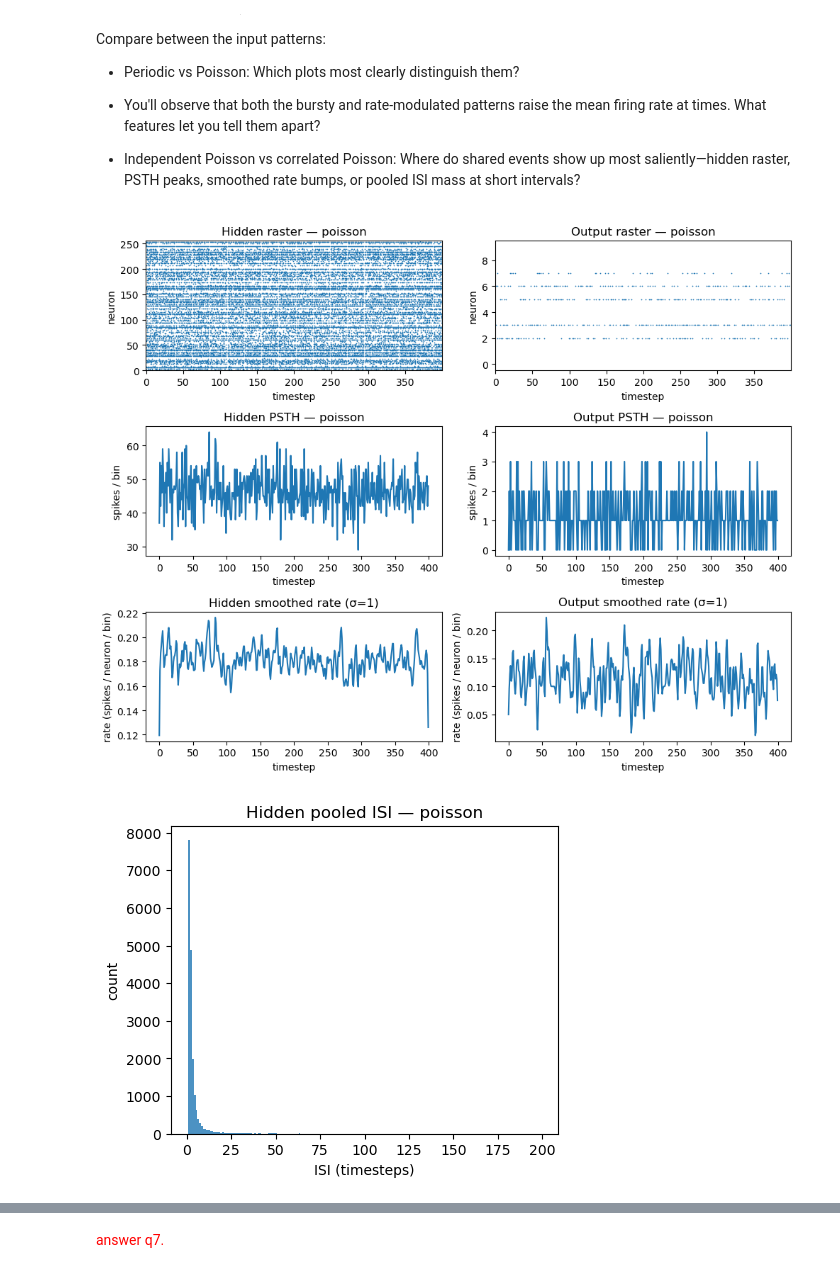
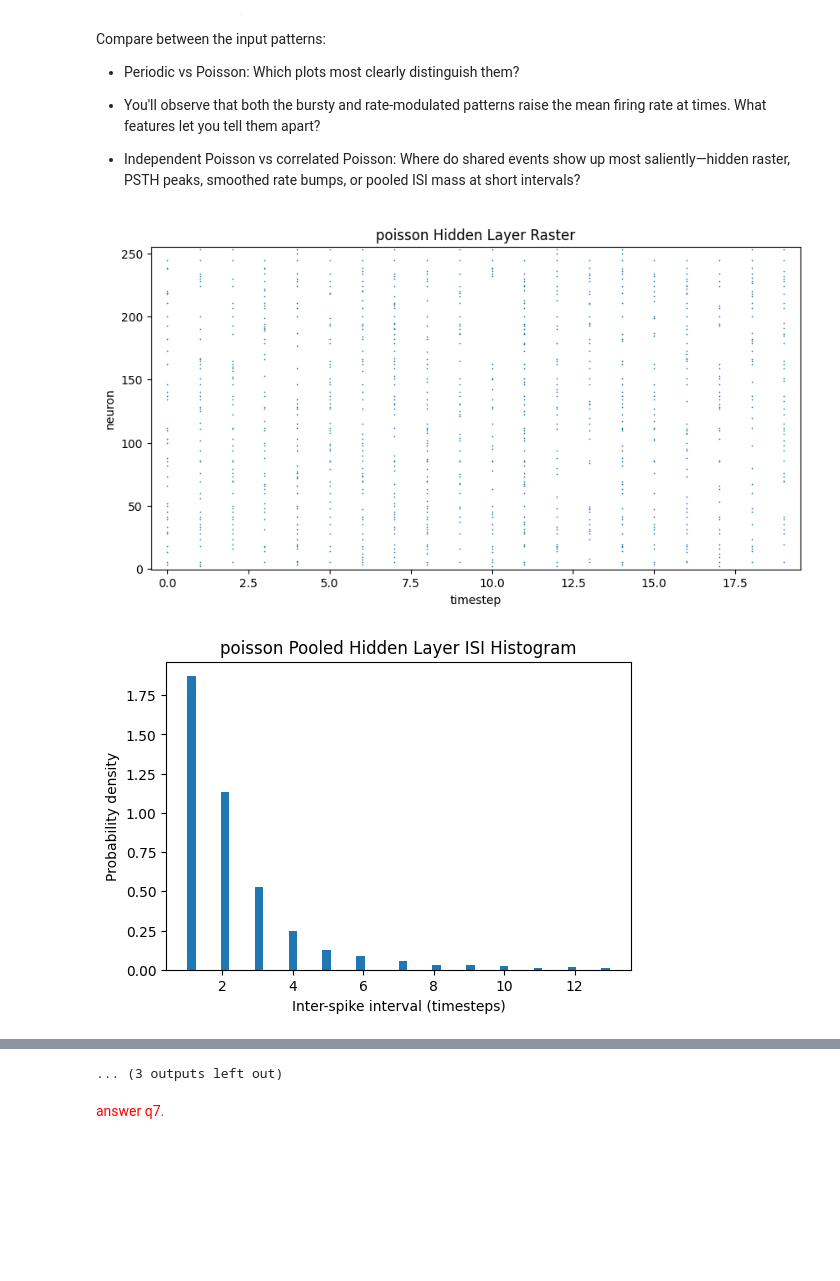
Before and after one commit to shaneH9/brain, a Jupyter notebook: Assignment2/Assignment2_Questions.ipynb, the cells around one changed output, grey strips where cells are left out. Drawn from its saved outputs; the diff is of its cells as text; code cells hidden in the pictures; blank space fills up the shorter version.

```diff
--- a/Assignment2/Assignment2_Questions.ipynb
+++ b/Assignment2/Assignment2_Questions.ipynb
@@ -560,0 +636,11 @@ answer 5d.
+# %%
+#Load the weights. Do not touch this code
+snn_param_dir = 'save_models/snn_bptt_mnist_train.p'
+snn_param_dict = pickle.load(open(snn_param_dir, 'rb'))
+input_2_hidden_weight = snn_param_dict['weight1']
+hidden_2_output_weight = snn_param_dict['weight2']
+
+vdecay = 0.75
+vth = 0.5
+nn = SNN(input_2_hidden_weight, hidden_2_output_weight, 784, 256, 10, vdecay, vth, 20)
+results = test_snn_with_mnist_corrupted(nn, 'data/mnist_test', 1000, rng=np.random.default_rng(0), blur_axis='x')
@@ -857,6 +1023,9 @@ def raster(ax, S, title):
     Plot a raster given spike matrix S of shape (N, T)
     """
     #Todo: Implement
+    N, T = S.shape
+
+    n_idx, t_idx = np.nonzero(S)
 
     ax.scatter(t_idx, n_idx, s=6, marker='.', linewidths=0)
     ax.set_xlabel('timestep')
@@ -941,7 +1113,9 @@ def spike_times_from_train(train_1d):
 
 def isi_from_times(times):
     """Return ISIs (diff of consecutive spike indices)."""
-    return None #Todo: Implement
+    if len(times) < 2:
+        return np.array([])
+    return np.diff(times)
 
 def pooled_hidden_isis(H):
     """
@@ -1072,33 +1311,77 @@ def bursty_input(input_dim, T, base_rate=0.02, burst_rate=0.8, burst_len=3, n_bu
 
 def rate_modulated_poisson(input_dim, T, low=0.05, high=0.35, split=None, rng=rng):
     if split is None:
         split = T // 2
     S = np.zeros((input_dim, T))
     S[:, :split] = (rng.random((input_dim, split)) < low).astype(float)
     S[:, split:] = (rng.random((input_dim, T - split)) < high).astype(float)
     return S
 
 def correlated_poisson(input_dim, T, shared_rate=0.15, private_rate=0.05, rng=rng):
     # shared population drive + independent private spikes
     shared = (rng.random(T) < shared_rate).astype(float)  # (T,)
     private = (rng.random((input_dim, T)) < private_rate).astype(float)
     S = private.copy()
     # add shared spikes to all inputs at the same timesteps
     S[:, shared > 0] = 1.0
     return S
 
 # ======== Run & visualize for each pattern ========
 patterns = {
     "poisson": poisson_input,
     "periodic": periodic_input,
     "bursty": bursty_input,
     "rate_modulated": rate_modulated_poisson,
     "correlated": correlated_poisson
 }
 
 
 for name, gen in patterns.items():
-    pass #Todo: Implement
+    rng = np.random.default_rng(0)
+
+patterns = {
+    "poisson": poisson_input,
+    "periodic": periodic_input,
+    "bursty": bursty_input,
+    "rate_modulated": rate_modulated_poisson,
+    "correlated": correlated_poisson
+}
+
+input_dim = nn.inputLayer.dimension
+T = nn.snn_timestep
+hidden_dim = nn.hiddenLayer.dimension
+output_dim = nn.outputLayer.dimension
+
+for name, gen in patterns.items():
+    S_input = gen(input_dim, T)
+    H_raster = np.zeros((hidden_dim, T))
+    O_raster = np.zeros((output_dim, T))
+    spike_output = np.zeros(output_dim)
+    for t in range(T):
+        x_t = S_input[:, t]
+        h_t = nn.connection1(x_t)
+        hidden_spikes = nn.hiddenLayer(h_t)
+        H_raster[:, t] = hidden_spikes
+        o_t = nn.connection2(hidden_spikes)
+        output_spikes = nn.outputLayer(o_t)
+        O_raster[:, t] = output_spikes
+        spike_output += output_spikes
+
+    fig, ax = plt.subplots(figsize=(10,5))
+    raster(ax, H_raster, f"{name} Hidden Layer Raster")
+    plt.show()
+
+    all_hidden_isis = pooled_hidden_isis(H_raster)
+    plt.figure(figsize=(6,4))
+    plt.hist(all_hidden_isis, bins=50, density=True)
+    plt.xlabel("Inter-spike interval (timesteps)")
+    plt.ylabel("Probability density")
+    plt.title(f"{name} Pooled Hidden Layer ISI Histogram")
+    plt.show()
+
+    fig, ax = plt.subplots(figsize=(10,5))
+    raster(ax, O_raster, f"{name} Output Layer Raster")
+    plt.show()
 # %% [output]
-[figure, old version]
+[figure, new version]
-[figure, old version]
+[figure, new version]
@@ -1113,3 +1398,4 @@ for name, gen in patterns.items():
+... (3 outputs left out)
 # %% [markdown]
 <font color='red'>
 
```
Also changed, not shown: parts of 40 cells of this notebook.
